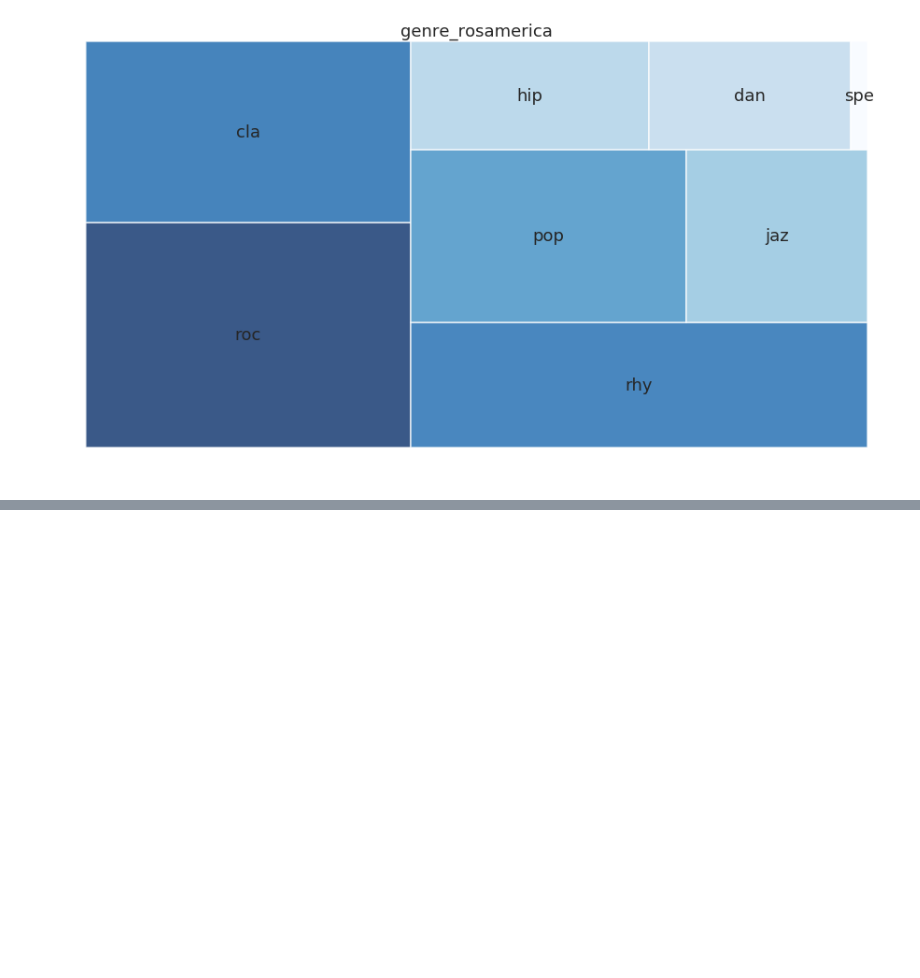
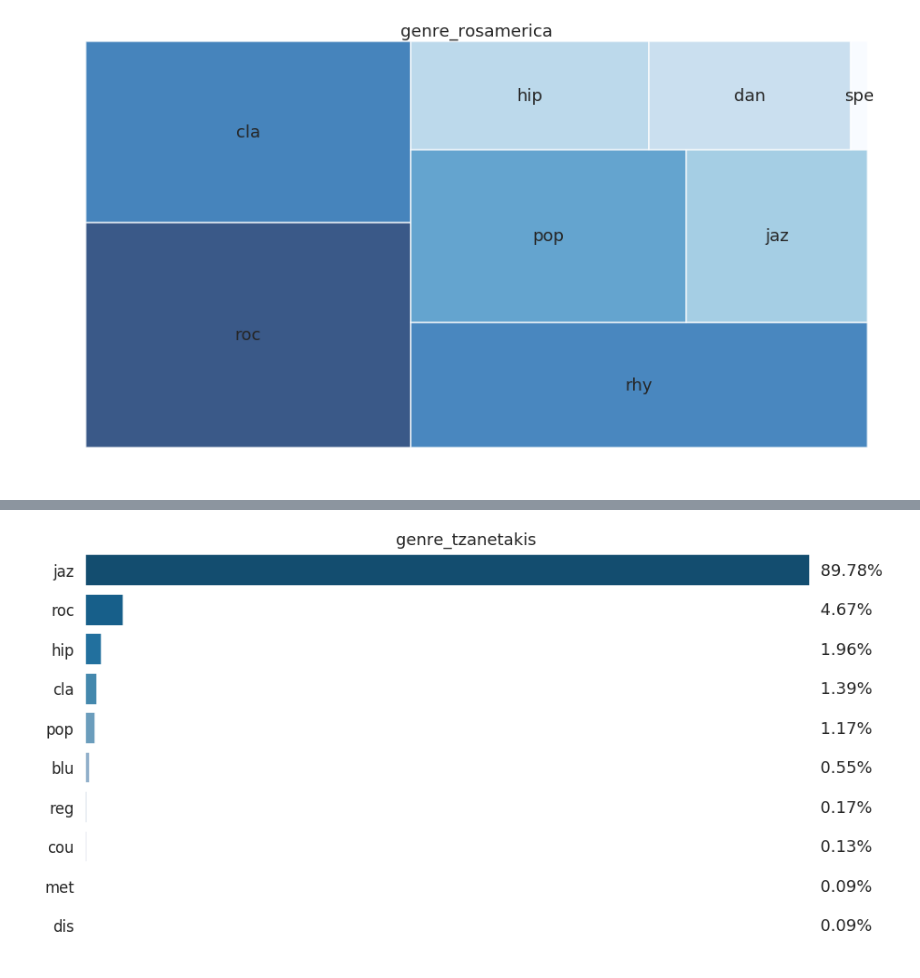
Before and after one commit to MTG/acousticbrainz-labs, a Jupyter notebook: data-analysis/Genre Graphs.ipynb, the cells around one changed output, grey strips where cells are left out. Saved outputs shown, nothing was run; the diff lists cells and outputs as text; code cells hidden in the pictures; blank space fills up the shorter version.

```diff
--- a/data-analysis/Genre Graphs.ipynb
+++ b/data-analysis/Genre Graphs.ipynb
@@ -118,0 +129,14 @@ plt.show()
+# %%
+total = float(len(genre_tzanetakis))
+ax = sns.barplot(x=np.array(gt_counts), y=np.array(gt_counts.keys()), orient='h', palette='PuBu_r')
+
+for p in ax.patches:
+    loc = ax.patches[0].get_width()
+    width = p.get_width()
+    ax.text(loc+ 20, p.get_y()+p.get_height()/1.5, '  '+'{:1.2f}'.format(100*width/total) + '%', ha='left')
+
+ax.set_title('genre_tzanetakis')
+ax.set_xticks([])
+sns.despine(left=True, bottom=True)
+# %% [output]
+[figure, added]
```
Also changed, not shown: parts of 2 cells of this notebook, 4 other files.
